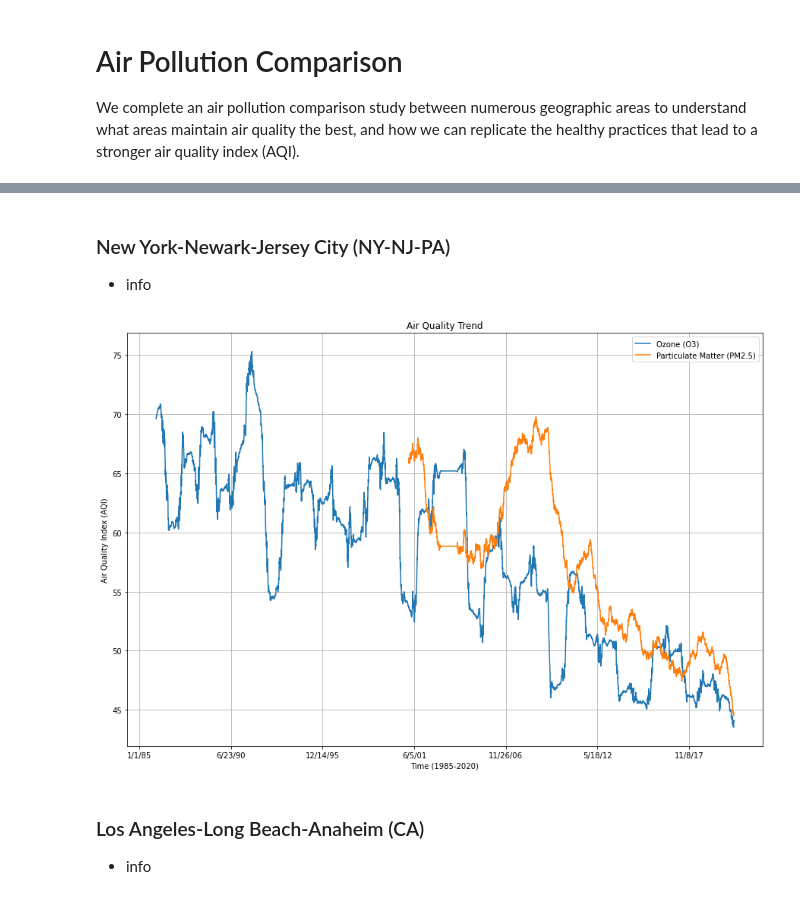
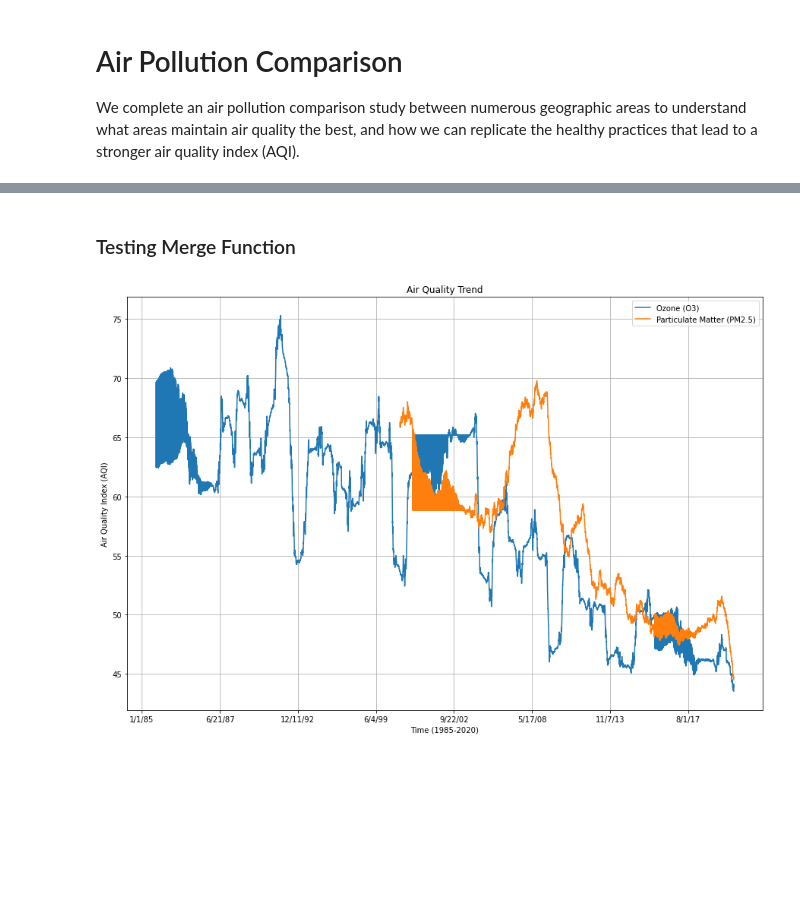
Before and after one commit to shaheermaslam02/airpollution, a Jupyter notebook: Notebooks/airpollution.ipynb, the cells around one changed output, grey strips where cells are left out. Saved outputs shown, nothing was run; the diff lists cells and outputs as text; code cells hidden in the pictures; blank space fills up the shorter version.

```diff
--- a/Notebooks/airpollution.ipynb
+++ b/Notebooks/airpollution.ipynb
@@ -26,43 +12,0 @@ These are the functions we will be using to process data and manipulate it for g
-# %%
-def concatinate(y):
-
-    path = y
-    data = glob(path + '*csv')
-    data.sort()
-    return pd.concat([pd.read_csv(f) for f in data])
-
-def createDataframe(x):
-    x['ozone_rolling_mean_365'] = x['Ozone_AQI_Value'].rolling(window=365).mean()
-    x['particle_rolling_mean_365'] = x['PM2.5_AQI_Value'].rolling(window=365).mean()
-    data = pd.DataFrame({'X' : x['ozone_rolling_mean_365'],
-                         'Y' : x['particle_rolling_mean_365'],
-                         'T' : x['Date']})
-    return data
-
-def aqi_plot(x):
-
-    ax = x.plot.line('T',['X', 'Y'], figsize = (15, 10), title = 'Air Quality Trend')
-    ax.set_xlabel('Time (1985-2020)')
-    ax.set_ylabel('Air Quality Index (AQI)')
-    ax.legend(['Ozone (O3)', 'Particulate Matter (PM2.5)'])
-    ax.grid(True)
-
-def plot_all(x):
-
-    data = x[0]
-
-    for f in range (1, len(x)):
-        data = pd.merge(data, x[f], how = 'inner', on = 'T')
-    ax = data.plot.line('T', ['X_x', 'X_y', 'X'], figsize = (40, 10), title = 'Ozone Quality Trend', colormap = 'Paired')
-    ax.set_xlabel('Time (1985-2020)')
-    ax.set_ylabel('Average AQI')
-    ax.legend(['NY-NJ-PA', 'TX', 'MA-NH', 'CA', 'PA-NJ-DE-MD', 'WA', 'MN_WI', 'IL-IN-WI', 'GA',
-              'MI', 'FL', 'AZ', 'DC-VA-MD-WV', 'CO', 'MO-IL'])
-    ax.grid(True)
-
-    bx = data.plot.line('T', ['X_y', 'Y_y', 'Y'], figsize = (40, 10), title = 'Particulate Matter Quality Trend', colormap = 'Paired')
-    bx.set_xlabel('Time (1985-2020)')
-    bx.set_ylabel('Average AQI')
-    bx.legend(['NY-NJ-PA', 'TX', 'MA-NH', 'CA', 'PA-NJ-DE-MD', 'WA', 'MN-WI', 'IL-IN-WI', 'GA',
-              'MI', 'FL', 'AZ', 'DC-VA-MD-WV', 'CO', 'MO-IL'])
-    bx.grid(True)
@@ -112,11 +19,6 @@ Now it's time to graph the data! Below are the core geographical areas which you
-# %% [markdown]
-### New York-Newark-Jersey City (NY-NJ-PA)
-
-* info
+# %% [markdown]
+### Testing Merge Function
 # %%
-aqi_plot(ny_nj_pa)
+aqi_plot(test4)
 # %% [output]
-[figure, old version]
+[figure, new version]
-# %% [markdown]
-### Los Angeles-Long Beach-Anaheim (CA)
-* info
```
Also changed, not shown: parts of 42 cells of this notebook, 3 other files.
